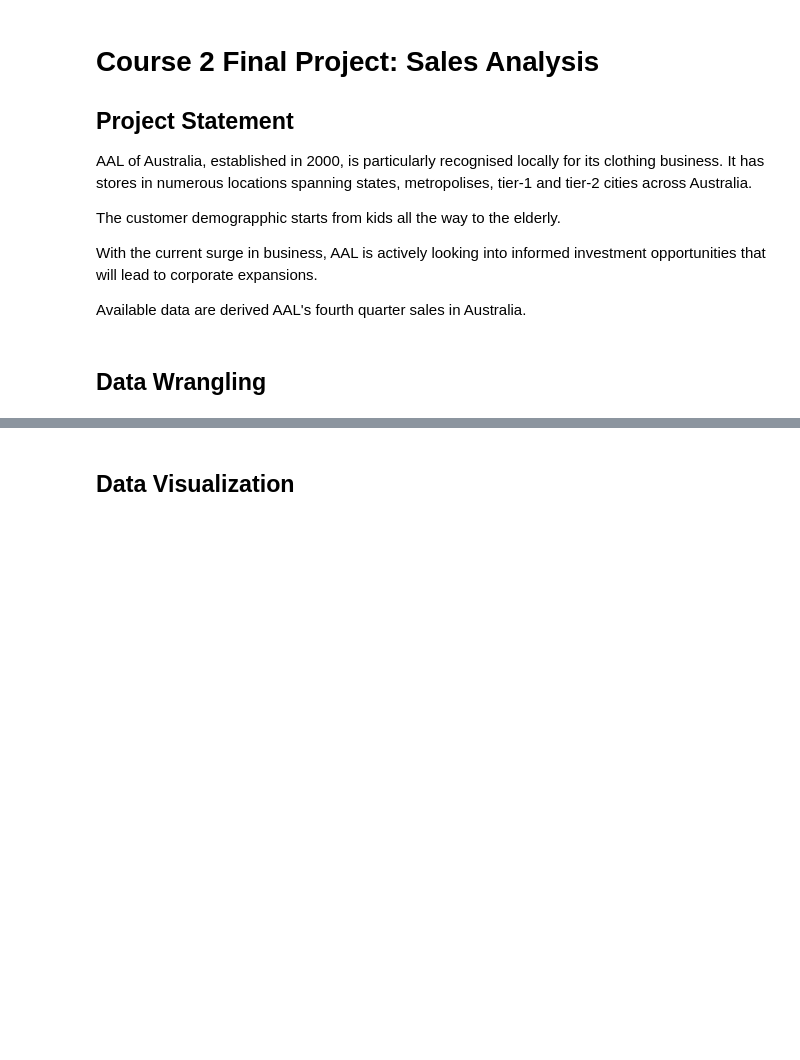
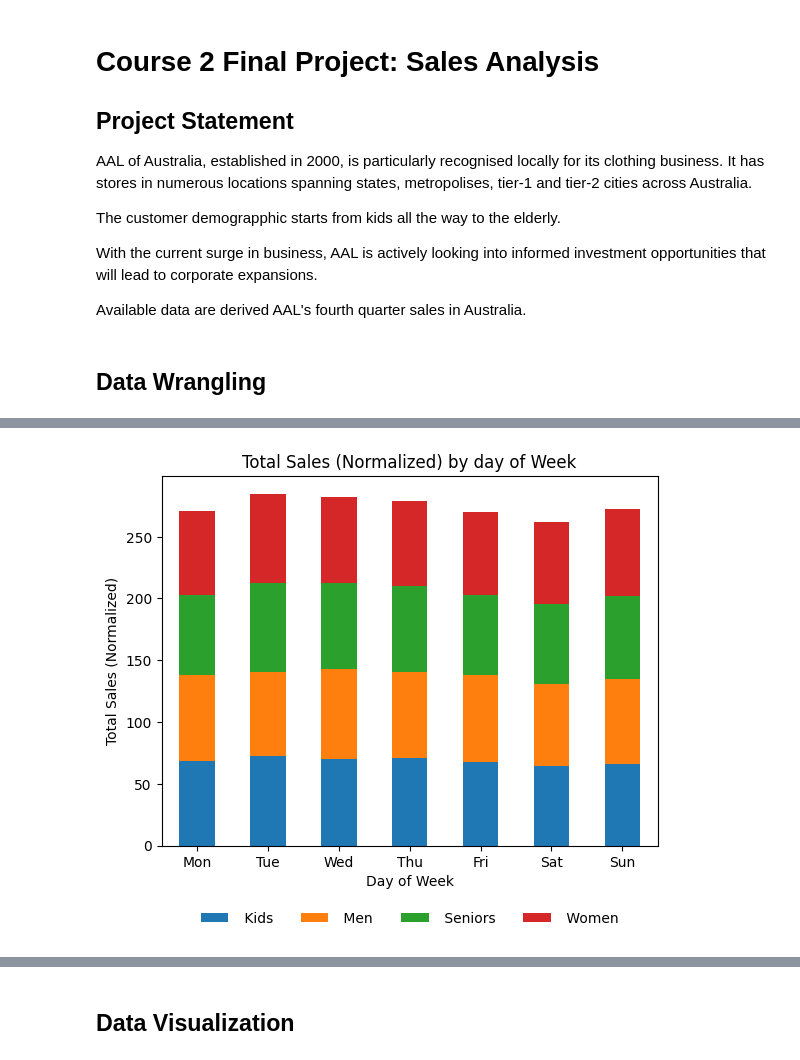
Before and after one commit to candy-hkuk/PGC-AIML, a Jupyter notebook: Course2/SalesAnalysis_CH.ipynb, the cells around one changed output, grey strips where cells are left out. Drawn from its saved outputs; the diff is of its cells as text; code cells hidden in the pictures; blank space fills up the shorter version.

```diff
--- a/Course2/SalesAnalysis_CH.ipynb
+++ b/Course2/SalesAnalysis_CH.ipynb
@@ -56,0 +278,32 @@ dtype: object
+# %%
+# Pre-Process data for day of week
+weeklySalesByDay = weeklySalesRaw.drop("State", axis=1) \
+    .groupby(["day_of_week","Group"], observed=True) \
+    .sum() \
+    .reset_index() \
+    .pivot(index=["day_of_week"], columns=["Group"], values="Sales")
+# %%
+# plot by day of week
+wsPlot = weeklySalesByDay.plot(kind="bar", stacked=True)
+
+# Add labels for x & y axis
+plt.xlabel("Day of Week")
+plt.ylabel("Total Sales (Normalized)")
+
+# title of plot
+plt.title("Total Sales (Normalized) by day of Week")
+plt.xticks(range(7), labels=weekLbls, rotation=0, ha="center")
+
+# move legend to outside of box
+sns.move_legend(
+    wsPlot,
+    "lower center",
+    bbox_to_anchor=(.5,-0.25),
+    ncol=4,
+    title=None,
+    frameon=False
+)
+
+plt.show()
+# %% [output]
+[figure, added]
```
Also changed, not shown: parts of 57 cells of this notebook.
